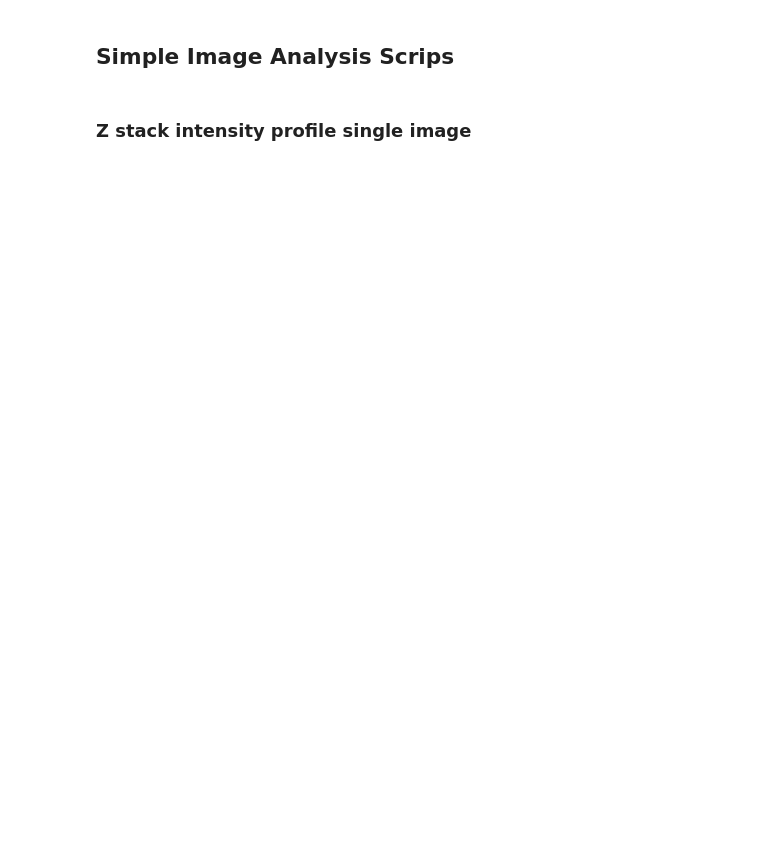
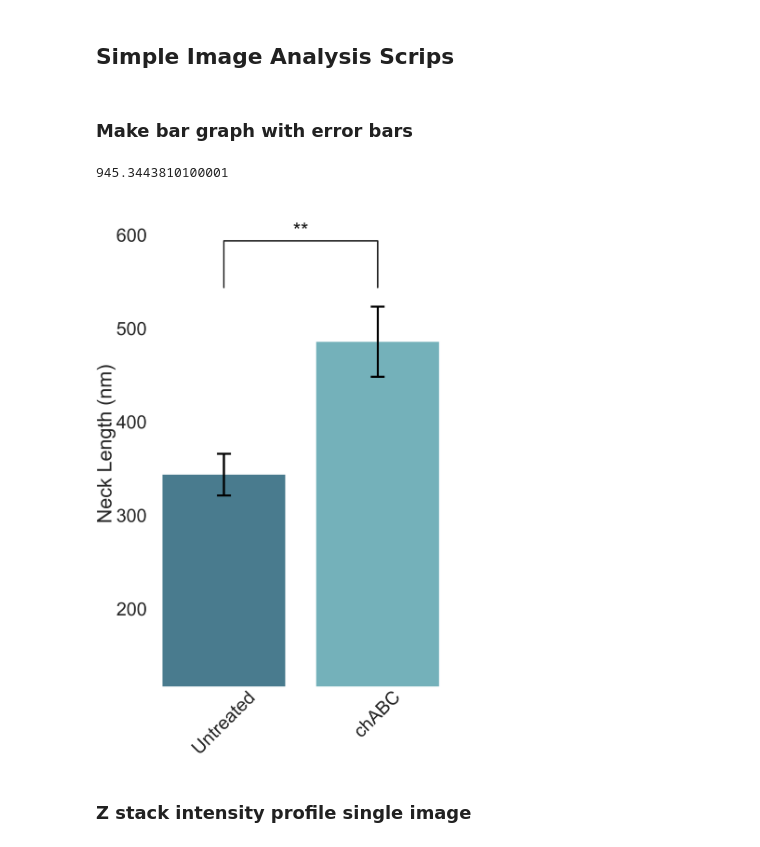
Before and after one commit to taldanko/Image_processing, a Jupyter notebook: Simple_Scrips.ipynb, the cells around one changed output. Saved outputs shown, nothing was run; the diff lists cells and outputs as text; code cells hidden in the pictures; blank space fills up the shorter version.

```diff
--- a/Simple_Scrips.ipynb
+++ b/Simple_Scrips.ipynb
@@ -37,6 +37,58 @@ def corr2(a,b):
     return r
 
 plt.rcParams.update({'font.size': 22})
+# %% [markdown]
+### Make bar graph with error bars
+# %%
+untreated.mean()
+# %% [output]
+945.3443810100001
+# %%
+import seaborn as sns
+
+df=pd.read_csv('/Users/taldankovich/Desktop/barplotneck.csv',delimiter=';')
+
+sns.set(style="white", context="talk",font_scale=8)
+# Set up the matplotlib figure
+f, ax1 = plt.subplots(1, 1, figsize=(40, 60))
+
+labels=['Untreated','+chABC']
+y3 = df['Length']
+x1 = np.array(labels)
+sns.barplot(x='Condition', y='Length', data=df,palette="GnBu_d", ax=ax1, order=['Untreated','chABC'],ci=None)
+ax1.set_ylabel("Neck Length (nm)")
+ax1.set_xlabel("")
+plt.xticks(rotation=45)
+plt.yticks(visible=True)
+ax1.set_ylim(top=np.mean(y3)+200,bottom=np.min(y3)-0.2)
+#ax1.set_xlim(left=0,right=5)
+
+untreated=df[df["Condition"]=="Untreated"]["Length"]
+chabc=df[df["Condition"]=="chABC"]["Length"]
+yerrorsuntreated=untreated.sem()
+yerrorschabc=chabc.sem()
+
+plt.errorbar(x=[0],y=untreated.mean(),yerr=yerrorsuntreated,xerr=None,ecolor='black',fmt='none',capsize=50,capthick=15,elinewidth=15)
+plt.errorbar(x=[1],y=chabc.mean(),yerr=yerrorschabc,xerr=None,ecolor='black',fmt='none',capsize=50,capthick=15,elinewidth=15)
+
+
+sns.despine(bottom=True, left=True)
+plt.tight_layout(h_pad=2)
+
+[stat,pval]=stats.ttest_ind(untreated, chabc,nan_policy='omit')
+x1, x2 = 0, 1
+y, h, col = untreated.mean() + 200, 50, 'k'
+plt.plot([x1, x1, x2, x2], [y, y+h, y+h, y], lw=10, c=col)
+if pval<0.001:
+    plt.text((x1+x2)*.5, y+h, "***", ha='center', va='bottom', color=col)
+elif pval<0.01:
+    plt.text((x1+x2)*.5, y+h, "**", ha='center', va='bottom', color=col)
+elif pval<0.05:
+    plt.text((x1+x2)*.5, y+h, "*", ha='center', va='bottom', color=col)
+else:
+    plt.text((x1+x2)*.5, y+h, "ns", ha='center', va='bottom', color=col)
+# %% [output]
+[figure, added]
 # %% [markdown]
 ### Z stack intensity profile single image
 # %%
```
Also changed, not shown: parts of 11 cells of this notebook.
